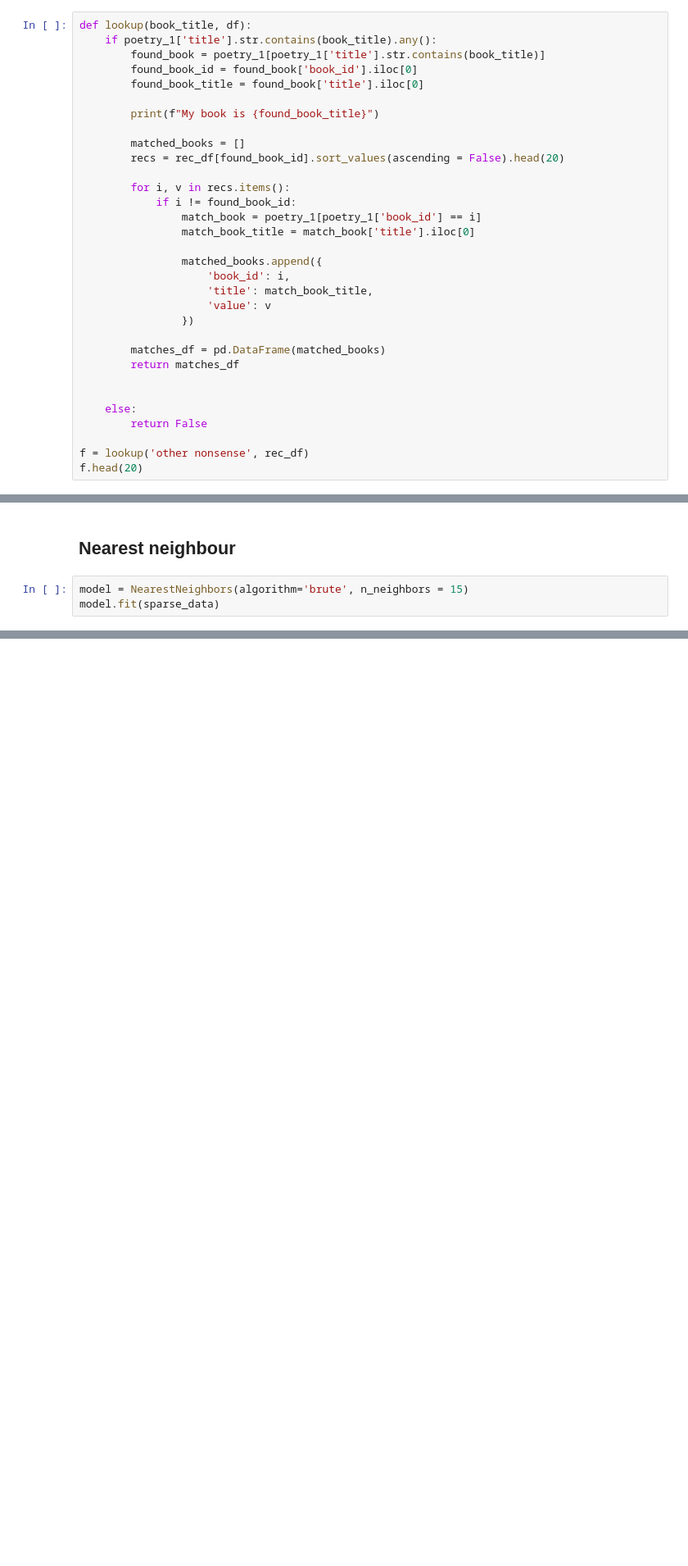
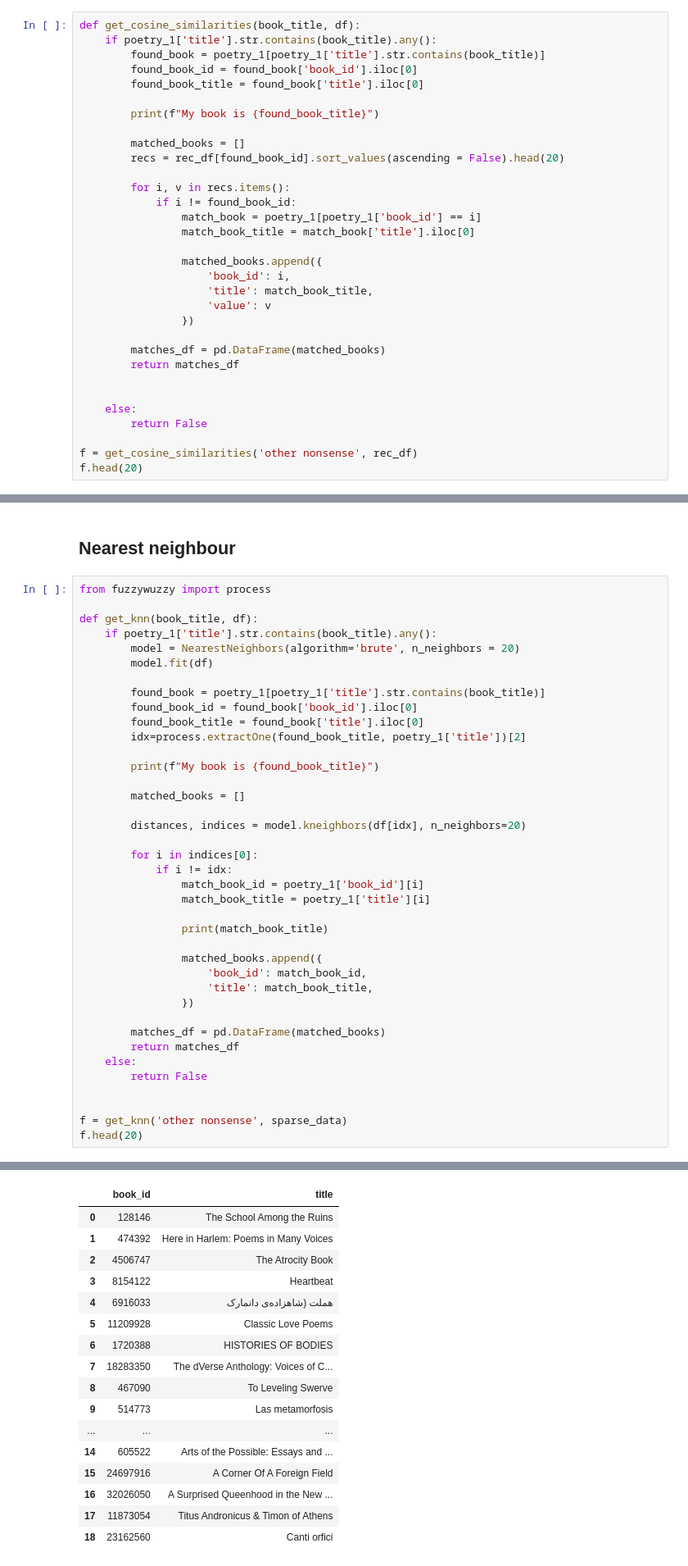
Before and after one commit to ninamamaeva/recommendation_engine, a Jupyter notebook: Untitled.ipynb, the cells around one changed output, grey strips where cells are left out. Shown: that part at 82% size. Cells and saved outputs as stored; diff of their text form; blank space fills up the shorter version.

```diff
--- a/Untitled.ipynb
+++ b/Untitled.ipynb
@@ -157,7 +157,7 @@ book_id
 409657      0.492366
 Name: 234, dtype: Sparse[float64, 0]
 # %%
-def lookup(book_title, df):
+def get_cosine_similarities(book_title, df):
     if poetry_1['title'].str.contains(book_title).any():
         found_book = poetry_1[poetry_1['title'].str.contains(book_title)]
         found_book_id = found_book['book_id'].iloc[0]
@@ -186,7 +186,7 @@ def lookup(book_title, df):
     else:
         return False
 
-f = lookup('other nonsense', rec_df)
+f = get_cosine_similarities('other nonsense', rec_df)
 f.head(20)
 # %% [output]
 My book is The Owl and the Pussycat and other nonsense
@@ -210,6 +210,42 @@ My book is The Owl and the Pussycat and other nonsense
 # %% [markdown]
 ## Nearest neighbour
 # %%
-model = NearestNeighbors(algorithm='brute', n_neighbors = 15)
-model.fit(sparse_data)
+from fuzzywuzzy import process
+
+def get_knn(book_title, df):
+    if poetry_1['title'].str.contains(book_title).any():
+        model = NearestNeighbors(algorithm='brute', n_neighbors = 20)
+        model.fit(df)
+
+        found_book = poetry_1[poetry_1['title'].str.contains(book_title)]
+        found_book_id = found_book['book_id'].iloc[0]
+        found_book_title = found_book['title'].iloc[0]
+        idx=process.extractOne(found_book_title, poetry_1['title'])[2]
+
+        print(f"My book is {found_book_title}")
+
+        matched_books = []
+
+        distances, indices = model.kneighbors(df[idx], n_neighbors=20)
+
+        for i in indices[0]:
+            if i != idx:
+                match_book_id = poetry_1['book_id'][i]
+                match_book_title = poetry_1['title'][i]
+
+                print(match_book_title)
+
+                matched_books.append({
+                    'book_id': match_book_id,
+                    'title': match_book_title,
+                })
+
+        matches_df = pd.DataFrame(matched_books)
+        return matches_df
+    else:
+        return False
+
+
+f = get_knn('other nonsense', sparse_data)
+f.head(20)
 # %% [output]
@@ -216,0 +272,17 @@ NearestNeighbors(algorithm='brute', n_neighbors=15)
+|  | book_id | title |
+| 0 | 128146 | The School Among the Ruins |
+| 1 | 474392 | Here in Harlem: Poems in Many Voices |
+| 2 | 4506747 | The Atrocity Book |
+| 3 | 8154122 | Heartbeat |
+| 4 | 6916033 | هملت (شاهزاده‌ی دانمارک |
+| 5 | 11209928 | Classic Love Poems |
+| 6 | 1720388 | HISTORIES OF BODIES |
+| 7 | 18283350 | The dVerse Anthology: Voices of C... |
+| 8 | 467090 | To Leveling Swerve |
+| 9 | 514773 | Las metamorfosis |
+| ... | ... | ... |
+| 14 | 605522 | Arts of the Possible: Essays and ... |
+| 15 | 24697916 | A Corner Of A Foreign Field |
+| 16 | 32026050 | A Surprised Queenhood in the New ... |
+| 17 | 11873054 | Titus Andronicus & Timon of Athens |
+| 18 | 23162560 | Canti orfici |
```
Also changed, not shown: parts of 2 cells of this notebook.
